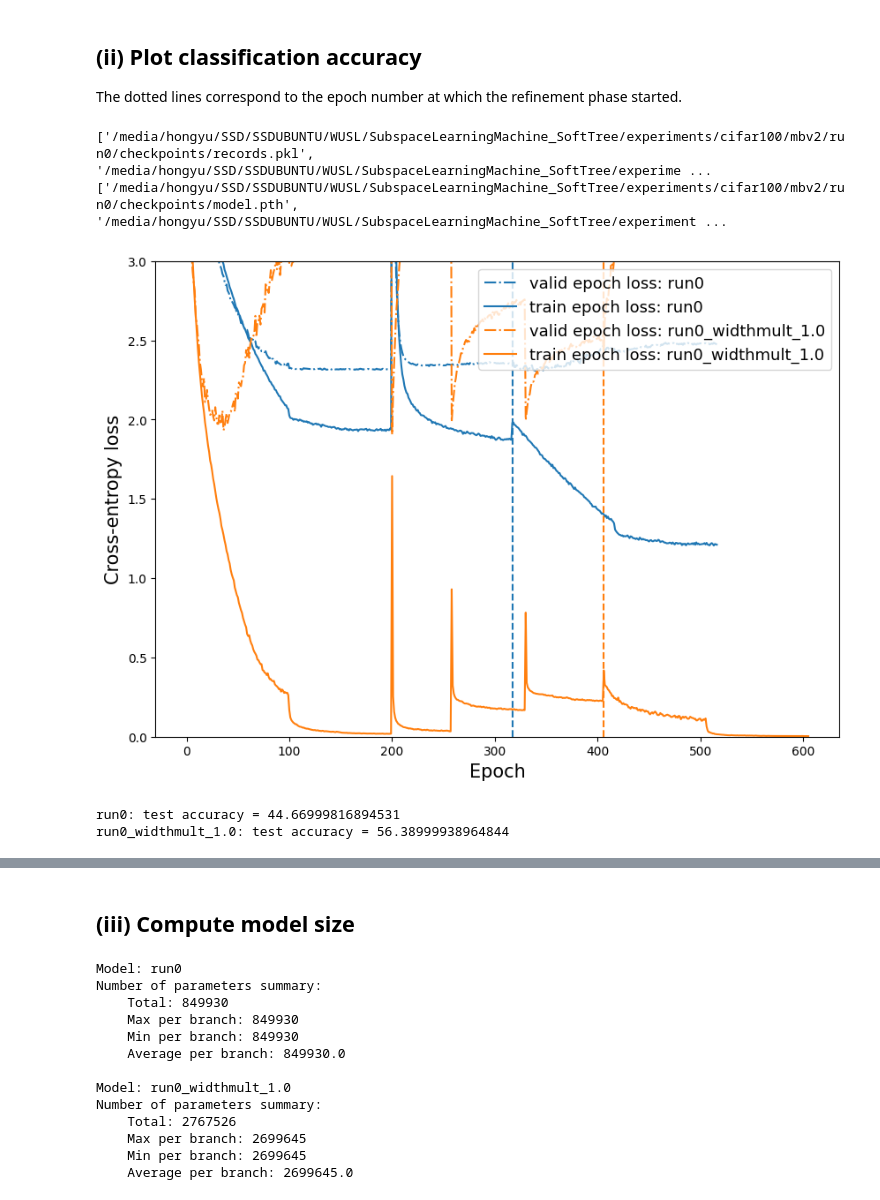
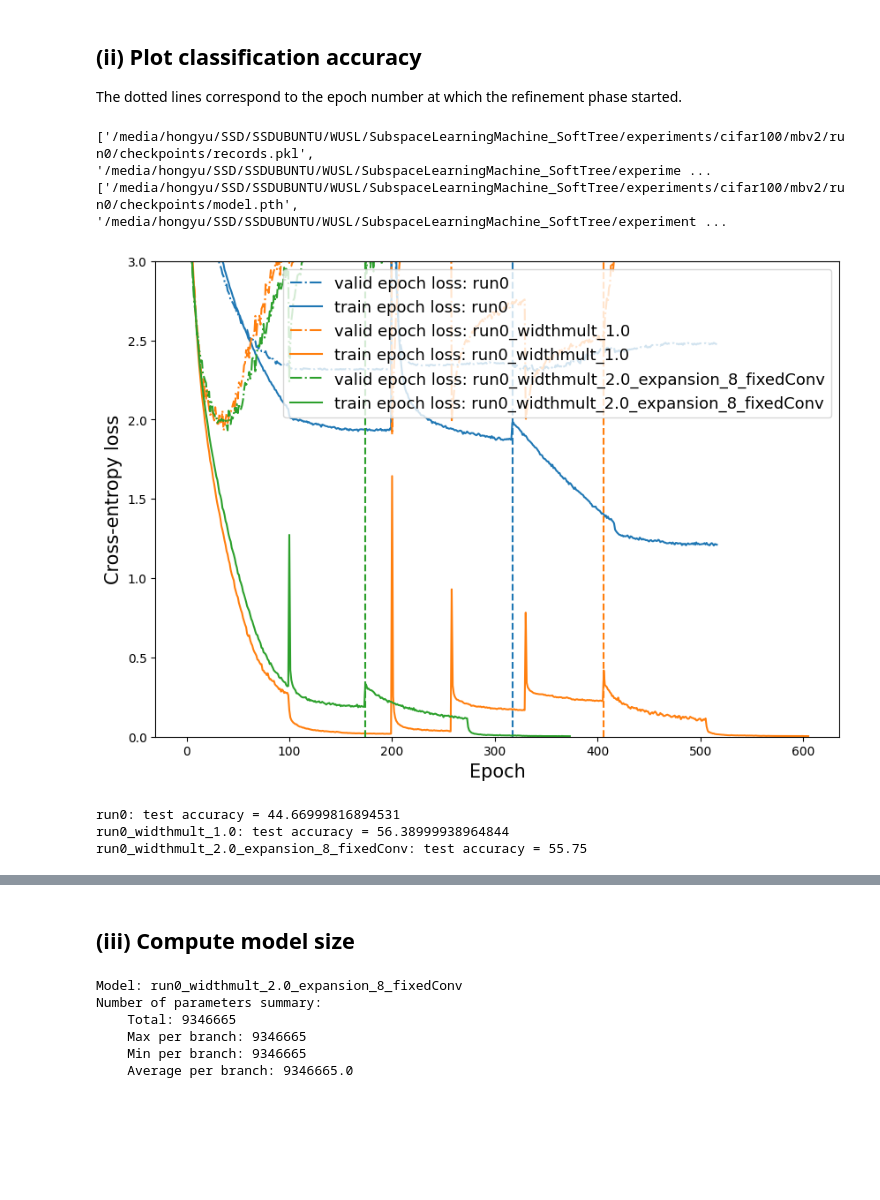
Before and after one commit to ChuniHiro/SubspaceLearningMachine_SoftTree, a Jupyter notebook: examples/evaluation_cifar100.ipynb, the cells around one changed output, grey strips where cells are left out. Drawn from its saved outputs; the diff is of its cells as text; code cells hidden in the pictures; blank space fills up the shorter version.

```diff
--- a/examples/evaluation_cifar100.ipynb
+++ b/examples/evaluation_cifar100.ipynb
@@ -14,21 +14,23 @@ The dotted lines correspond to the epoch number at which the refinement phase st
 # %%
 %matplotlib inline
 
 exp_dir = '/media/hongyu/SSD/SSDUBUNTU/WUSL/SubspaceLearningMachine_SoftTree/experiments/cifar100/mbv2/'
 # models_list = ["debug"]
-models_list = ["run0", 'run0_widthmult_1.0']
+models_list = ["run0", 'run0_widthmult_1.0', 'run0_widthmult_2.0_expansion_8_fixedConv']
+# models_list = ['run0_widthmult_2.0_expansion_8_fixedConv']
 
 records_file_list = [exp_dir + model_name + '/checkpoints/records.pkl' for model_name in models_list]
 model_files = [exp_dir + model_name + '/checkpoints/model.pth' for model_name in models_list]
 
 print(records_file_list)
 print(model_files)
 
 visualization.plot_performance(records_file_list, models_list, ymax = 3.0, figsize=(10,7), finetune_position=True)
 visualization.plot_accuracy(records_file_list, models_list, figsize=(10,7), ymin=0, ymax=98, finetune_position=True)
 # %% [output]
 ['/media/hongyu/SSD/SSDUBUNTU/WUSL/SubspaceLearningMachine_SoftTree/experiments/cifar100/mbv2/run0/checkpoints/records.pkl', '/media/hongyu/SSD/SSDUBUNTU/WUSL/SubspaceLearningMachine_SoftTree/experime ...
 ['/media/hongyu/SSD/SSDUBUNTU/WUSL/SubspaceLearningMachine_SoftTree/experiments/cifar100/mbv2/run0/checkpoints/model.pth', '/media/hongyu/SSD/SSDUBUNTU/WUSL/SubspaceLearningMachine_SoftTree/experiment ...
-[figure, old version]
+[figure, new version]
 run0: test accuracy = 44.66999816894531
 run0_widthmult_1.0: test accuracy = 56.38999938964844
+run0_widthmult_2.0_expansion_8_fixedConv: test accuracy = 55.75
@@ -38,19 +40,12 @@ run0_widthmult_1.0: test accuracy = 56.38999938964844
 # %%
 _ = visualization.compute_number_of_params(model_files, models_list, is_gpu=False)
 # %% [output]
-Model: run0
+Model: run0_widthmult_2.0_expansion_8_fixedConv
 Number of parameters summary:
-    Total: 849930
-    Max per branch: 849930
-    Min per branch: 849930
-    Average per branch: 849930.0
-
-Model: run0_widthmult_1.0
-Number of parameters summary:
-    Total: 2767526
-    Max per branch: 2699645
-    Min per branch: 2699645
-    Average per branch: 2699645.0
+    Total: 9346665
+    Max per branch: 9346665
+    Min per branch: 9346665
+    Average per branch: 9346665.0
 # %%
 from models import Tree
 from utils import load_tree_model
```
Also changed, not shown: parts of 3 cells of this notebook, 2 other files.
